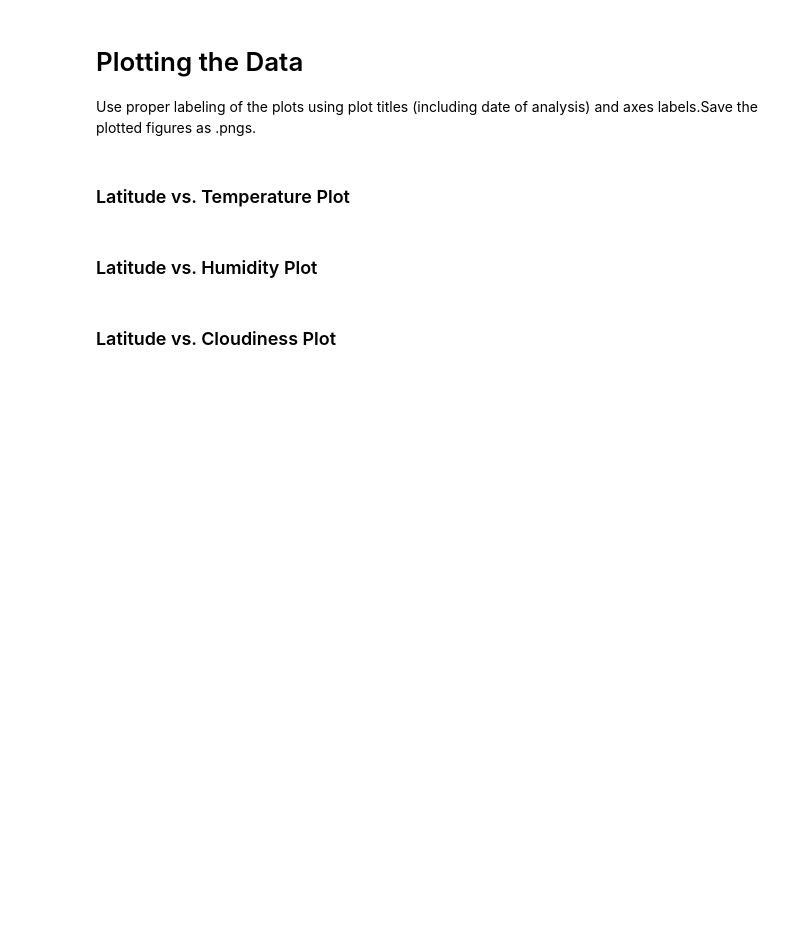
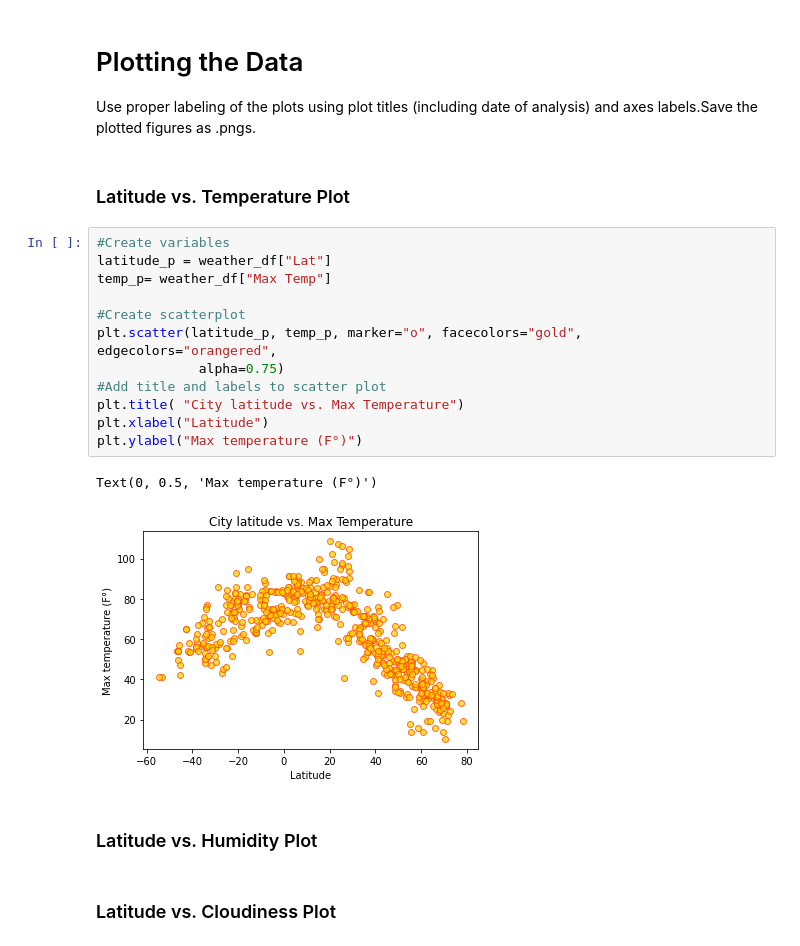
Before and after one commit to mgeffroy/Python_api_challenge, a Jupyter notebook: WeatherPy/Weather/WeatherPy.ipynb, the cells around one changed output. Saved outputs shown, nothing was run; the diff lists cells and outputs as text; blank space fills up the shorter version.

Commit message:
First scatterplot

```diff
--- a/WeatherPy/Weather/WeatherPy.ipynb
+++ b/WeatherPy/Weather/WeatherPy.ipynb
@@ -184,6 +187,21 @@ Max humidity is not over 100% so we don't need to clean data.
 Use proper labeling of the plots using plot titles (including date of analysis) and axes labels.Save the plotted figures as .pngs.
 # %% [markdown]
 ### Latitude vs. Temperature Plot
+# %%
+#Create variables
+latitude_p = weather_df["Lat"]
+temp_p= weather_df["Max Temp"]
+
+#Create scatterplot
+plt.scatter(latitude_p, temp_p, marker="o", facecolors="gold", edgecolors="orangered",
+             alpha=0.75)
+#Add title and labels to scatter plot
+plt.title( "City latitude vs. Max Temperature")
+plt.xlabel("Latitude")
+plt.ylabel("Max temperature (F°)")
+# %% [output]
+Text(0, 0.5, 'Max temperature (F°)')
+[figure, added]
 # %% [markdown]
 ### Latitude vs. Humidity Plot
 # %% [markdown]
```
Also changed, not shown: parts of 6 cells of this notebook, 1 other file.
